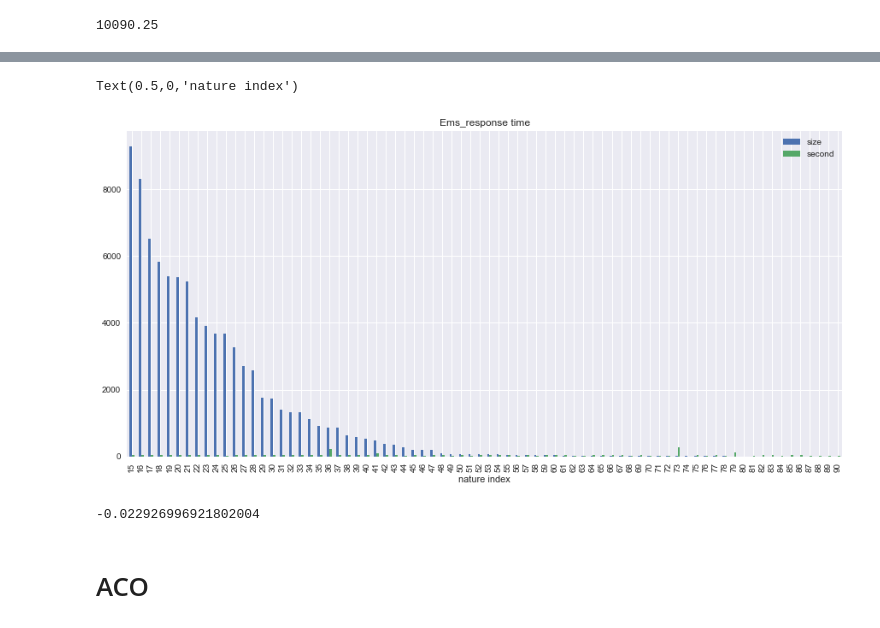
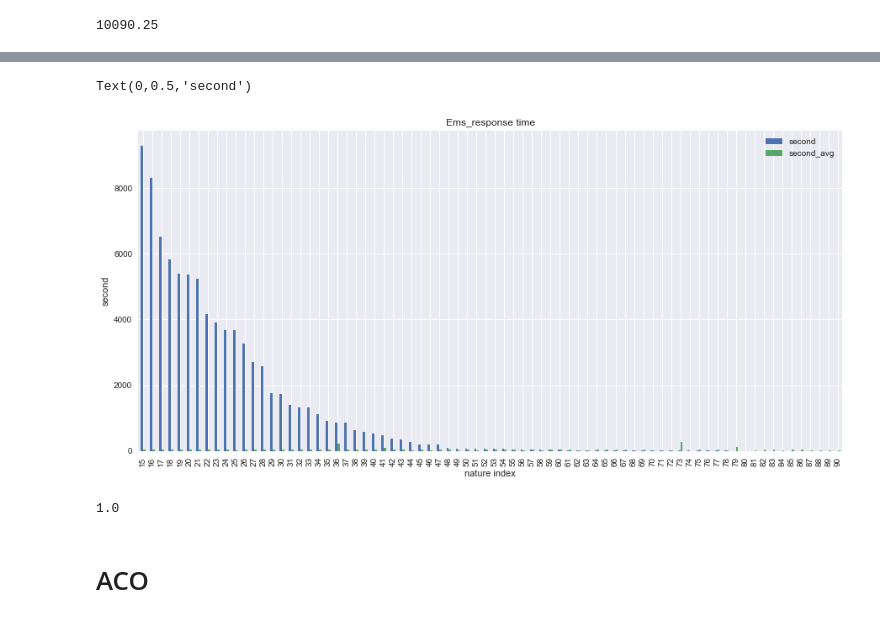
Before and after one commit to UNCG-CSE/Guilford_EMS, a Jupyter notebook: src/Nature_to _response time.ipynb, the cells around one changed output, grey strips where cells are left out. Drawn from its saved outputs; the diff is of its cells as text; code cells hidden in the pictures.

Commit message:
remove all outliers and graph to check for patterm

```diff
--- a/src/Nature_to _response time.ipynb
+++ b/src/Nature_to _response time.ipynb
@@ -212,5 +214,6 @@ Name: size, dtype: float64
 # %%
-iqr_ems = ems_merged["size"].quantile(0.75) - ems_merged["size"].quantile(0.25)
+# IQR
+iqr_ems = ems_merged["second"].quantile(0.75) - ems_merged["second"].quantile(0.25)
 iqr_ems
 # %% [output]
 4034.5
@@ -222,18 +225,18 @@ median_size_ems
 206.0
 # %%
 # lower outlier bound
-lower_outlier_bound_ems = ems_merged["size"].quantile(0.25) - 1.5 * iqr_ems
+lower_outlier_bound_ems = ems_merged["second"].quantile(0.25) - 1.5 * iqr_ems
 lower_outlier_bound_ems
 # %% [output]
 -6047.75
 # %%
 # upper outlier bound
-upper_outlier_boud_ems = ems_merged["size"].quantile(0.75) +  1.5 * iqr_ems
+upper_outlier_boud_ems = ems_merged["second"].quantile(0.75) +  1.5 * iqr_ems
 upper_outlier_boud_ems
 # %% [output]
 10090.25
 # %%
 # new data range after outlier has been removed
-ems_outlier_removed = ems_merged[(ems_merged['size'] > lower_outlier_bound_ems) & (ems_merged['size'] < upper_outlier_boud_ems) ]
+ems_outlier_removed = ems_merged[(ems_merged['second'] > lower_outlier_bound_ems) & (ems_merged['second'] < upper_outlier_boud_ems) ]
 ems_outlier_removed
 # %% [output]
@@ -258,12 +265,20 @@ ems_outlier_removed
 # %%
+
+#plt.xticks( site2['Cl'], site2.index.values ) # location, labels
+#plt.plot( site2['Cl'] )
+#plt.show()
+
+
+
 ems_plot = ems_outlier_removed.plot(kind='bar', title = "Ems_response time", figsize=(15,7))
 ems_plot.set_xlabel("nature index")
+ems_plot.set_ylabel("second")
 # %% [output]
-Text(0.5,0,'nature index')
+Text(0,0.5,'second')
-[figure, old version]
+[figure, new version]
 # %%
-ems_outlier_removed['second'].corr(ems_outlier_removed['size'])
+ems_outlier_removed['second'].corr(ems_outlier_removed['second'])
 # %% [output]
--0.022926996921802004
+1.0
 # %% [markdown]
 # ACO
```
Also changed, not shown: parts of 50 cells of this notebook.
